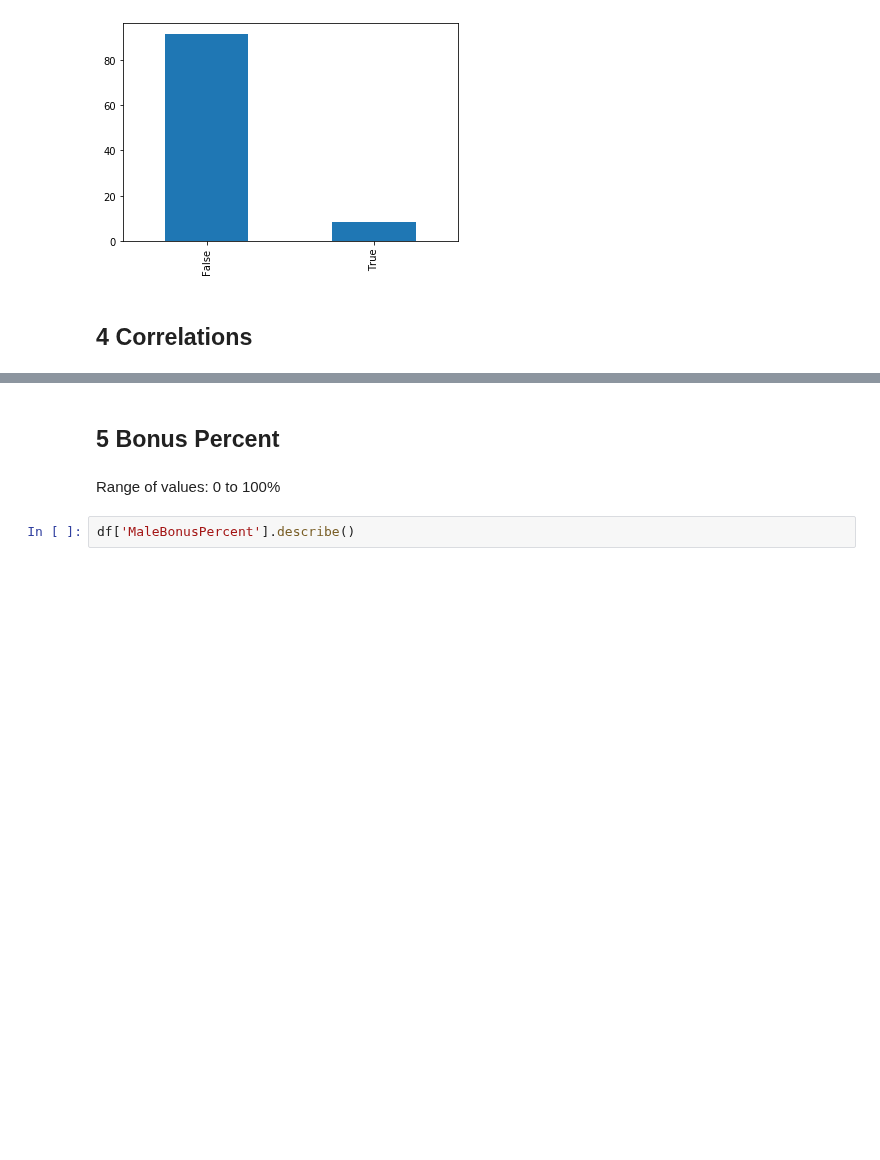
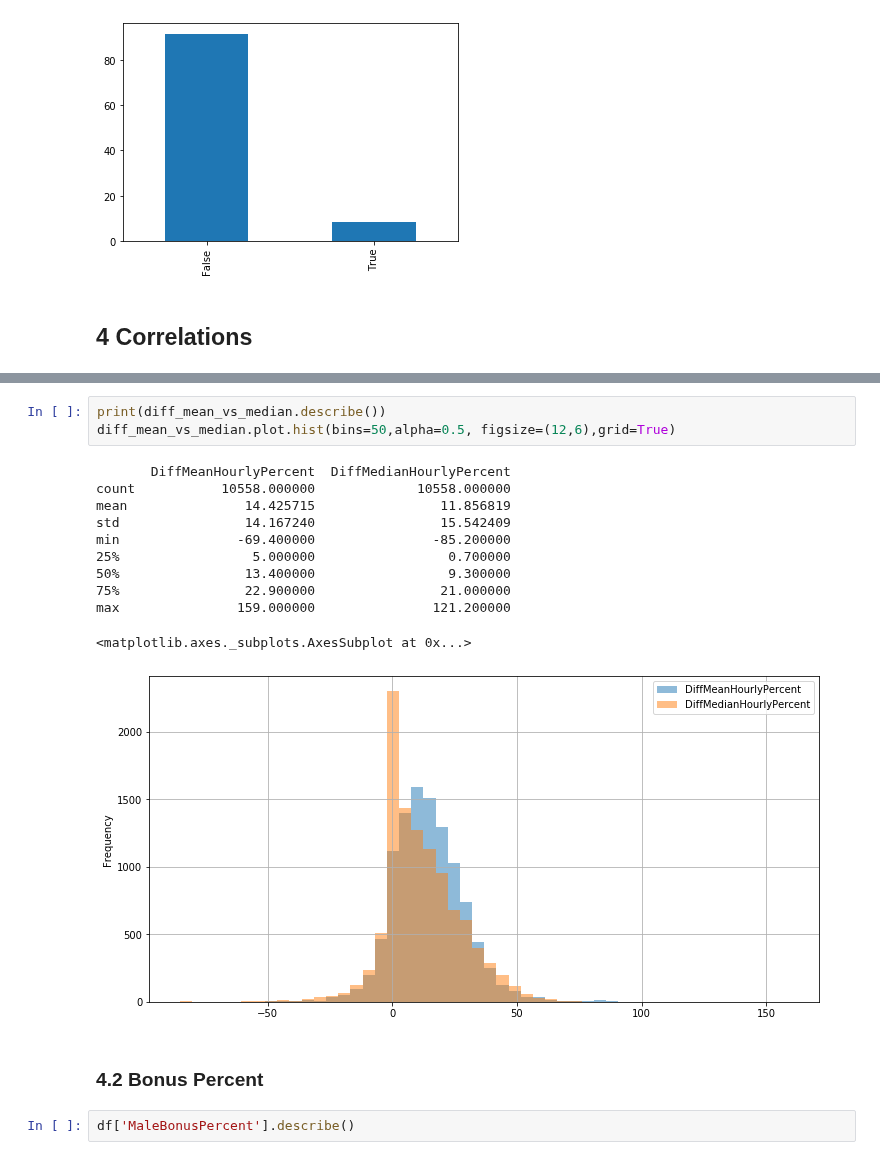
Before and after one commit to Ads2020Group6/data-exploration, a Jupyter notebook: GPG Government Equalities Office.ipynb, the cells around one changed output, grey strips where cells are left out. Drawn from its saved outputs; the diff is of its cells as text; blank space fills up the shorter version.

```diff
--- a/GPG Government Equalities Office.ipynb
+++ b/GPG Government Equalities Office.ipynb
@@ -168,7 +223,20 @@ perc_company_size.plot(kind='bar')
+# %%
+print(diff_mean_vs_median.describe())
+diff_mean_vs_median.plot.hist(bins=50,alpha=0.5, figsize=(12,6),grid=True)
+# %% [output]
+       DiffMeanHourlyPercent  DiffMedianHourlyPercent
+count           10558.000000             10558.000000
+mean               14.425715                11.856819
+std                14.167240                15.542409
+min               -69.400000               -85.200000
+25%                 5.000000                 0.700000
+50%                13.400000                 9.300000
+75%                22.900000                21.000000
+max               159.000000               121.200000
+<matplotlib.axes._subplots.AxesSubplot at 0x...>
+[figure, added]
 # %% [markdown]
-## 5 Bonus Percent
+### 4.2 Bonus Percent
-# %% [markdown]
-Range of values: 0 to 100%
 # %%
 df['MaleBonusPercent'].describe()
 # %% [output]
```
Also changed, not shown: parts of 12 cells of this notebook.
